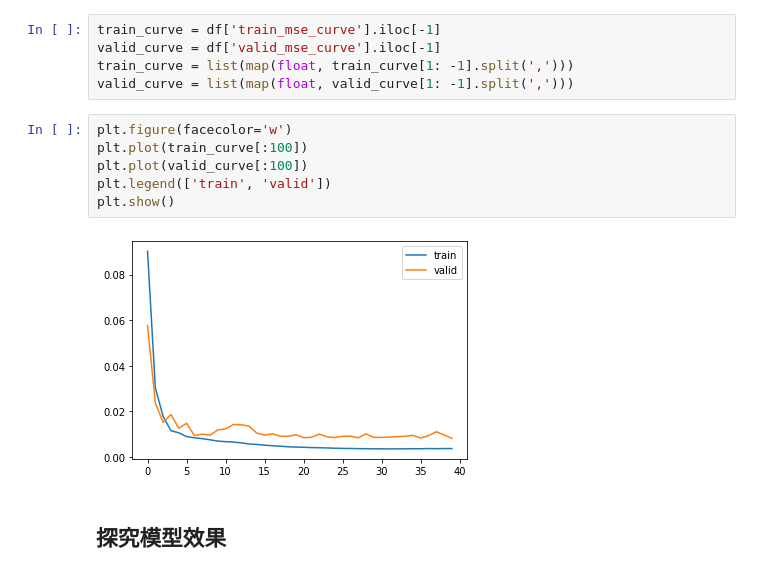
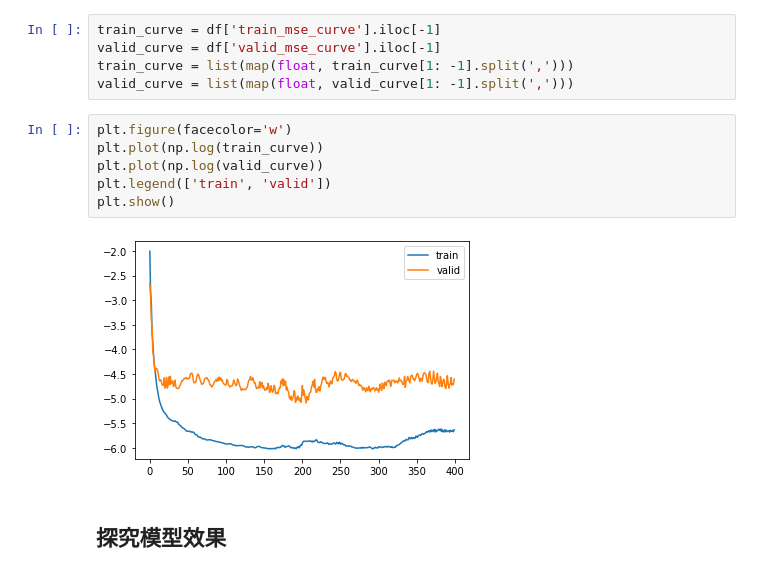
Before and after one commit to MAZiqing/MZQ_city_sequenctial_data_prediction, a Jupyter notebook: main_JuNo/plot_RNN_result.ipynb, the cells around one changed output. Saved outputs shown, nothing was run; the diff lists cells and outputs as text.

```diff
--- a/main_JuNo/plot_RNN_result.ipynb
+++ b/main_JuNo/plot_RNN_result.ipynb
@@ -28,12 +30,12 @@ train_curve = list(map(float, train_curve[1: -1].split(',')))
 valid_curve = list(map(float, valid_curve[1: -1].split(',')))
 # %%
 plt.figure(facecolor='w')
-plt.plot(train_curve[:100])
-plt.plot(valid_curve[:100])
+plt.plot(np.log(train_curve))
+plt.plot(np.log(valid_curve))
 plt.legend(['train', 'valid'])
 plt.show()
 # %% [output]
-[figure, old version]
+[figure, new version]
 # %% [markdown]
 ## 探究模型效果
 # %%
```
Also changed, not shown: parts of 8 cells of this notebook, 9 other files.
